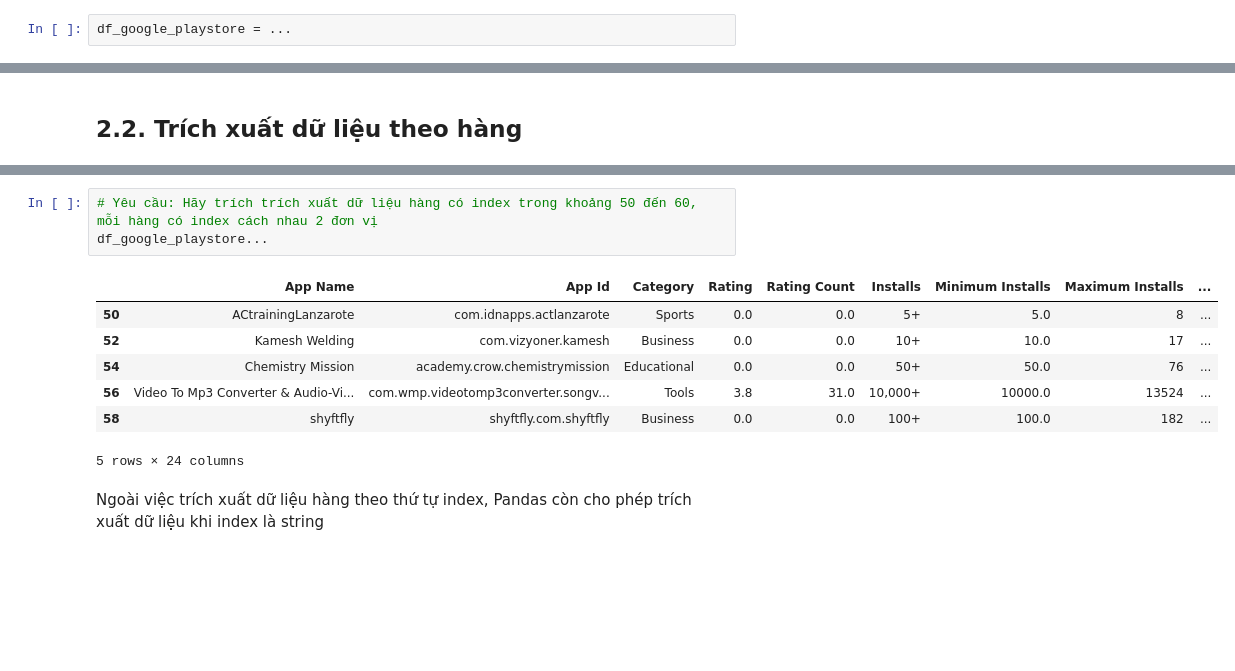
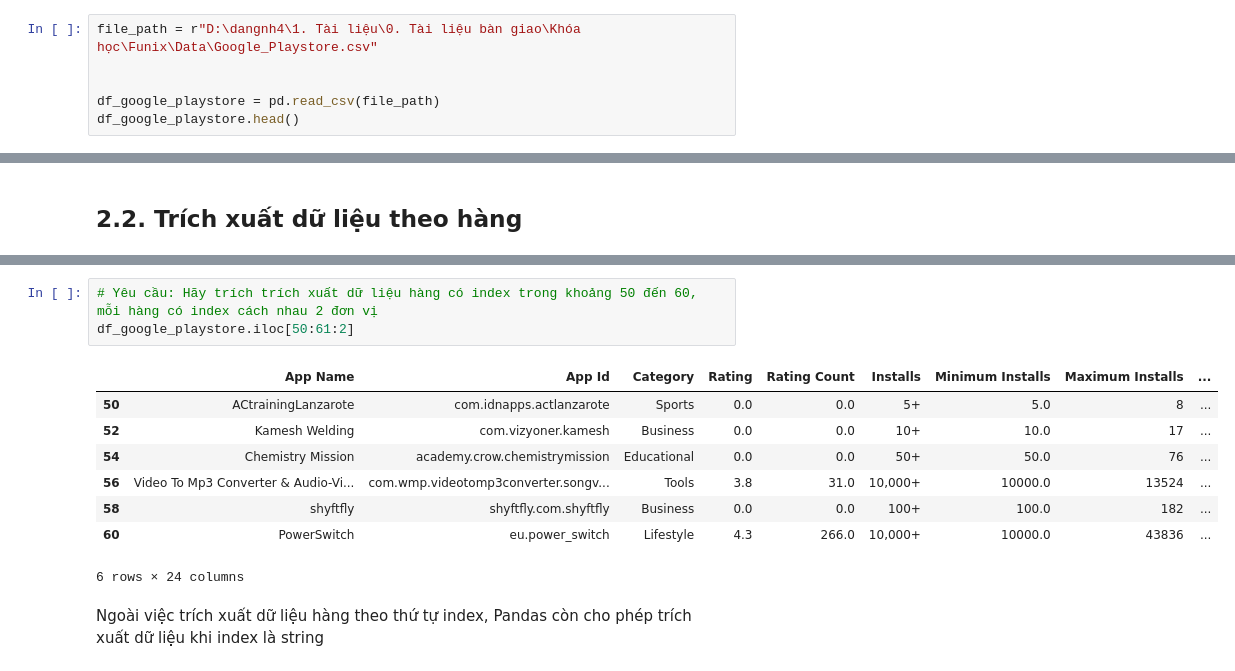
Before and after one commit to dangindev/FUNIX-DataScience, a Jupyter notebook: DSP302x_1.2-A_VN/Labs/Lab 5.ipynb, the cells around one changed output, grey strips where cells are left out. Saved outputs shown, nothing was run; the diff lists cells and outputs as text; blank space fills up the shorter version.

```diff
--- a/DSP302x_1.2-A_VN/Labs/Lab 5.ipynb
+++ b/DSP302x_1.2-A_VN/Labs/Lab 5.ipynb
@@ -7,4 +7,8 @@ import pandas as pd
 # %% [markdown]
 Đầu tiên, hãy đọc dữ liệu bằng Pandas từ file data Google_Playstore.csv
 # %%
-df_google_playstore = ...
+file_path = r"D:\dangnh4\1. Tài liệu\0. Tài liệu bàn giao\Khóa học\Funix\Data\Google_Playstore.csv"
+
+
+df_google_playstore = pd.read_csv(file_path)
+df_google_playstore.head()
@@ -100,15 +112,16 @@ df_google_playstore...
 10 rows × 24 columns
 # %%
 # Yêu cầu: Hãy trích trích xuất dữ liệu hàng có index trong khoảng 50 đến 60, mỗi hàng có index cách nhau 2 đơn vị
-df_google_playstore...
+df_google_playstore.iloc[50:61:2]
 # %% [output]
 |  | App Name | App Id | Category | Rating | Rating Count | Installs | Minimum Installs | Maximum Installs | ... |
 | 50 | ACtrainingLanzarote | com.idnapps.actlanzarote | Sports | 0.0 | 0.0 | 5+ | 5.0 | 8 | ... |
 | 52 | Kamesh Welding | com.vizyoner.kamesh | Business | 0.0 | 0.0 | 10+ | 10.0 | 17 | ... |
 | 54 | Chemistry Mission | academy.crow.chemistrymission | Educational | 0.0 | 0.0 | 50+ | 50.0 | 76 | ... |
 | 56 | Video To Mp3 Converter & Audio-Vi... | com.wmp.videotomp3converter.songv... | Tools | 3.8 | 31.0 | 10,000+ | 10000.0 | 13524 | ... |
 | 58 | shyftfly | shyftfly.com.shyftfly | Business | 0.0 | 0.0 | 100+ | 100.0 | 182 | ... |
+| 60 | PowerSwitch | eu.power_switch | Lifestyle | 4.3 | 266.0 | 10,000+ | 10000.0 | 43836 | ... |
-5 rows × 24 columns
+6 rows × 24 columns
 # %% [markdown]
 Ngoài việc trích xuất dữ liệu hàng theo thứ tự index, Pandas còn cho phép trích xuất dữ liệu khi index là string
 # %%
```
Also changed, not shown: parts of 26 cells of this notebook.
